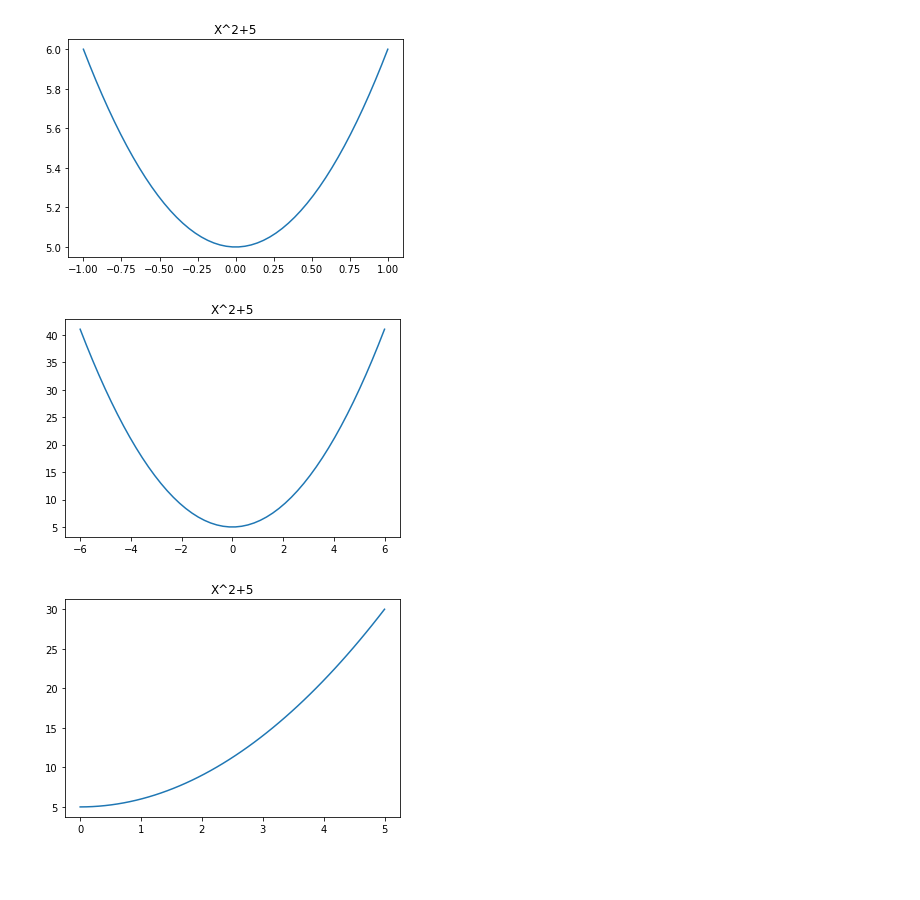
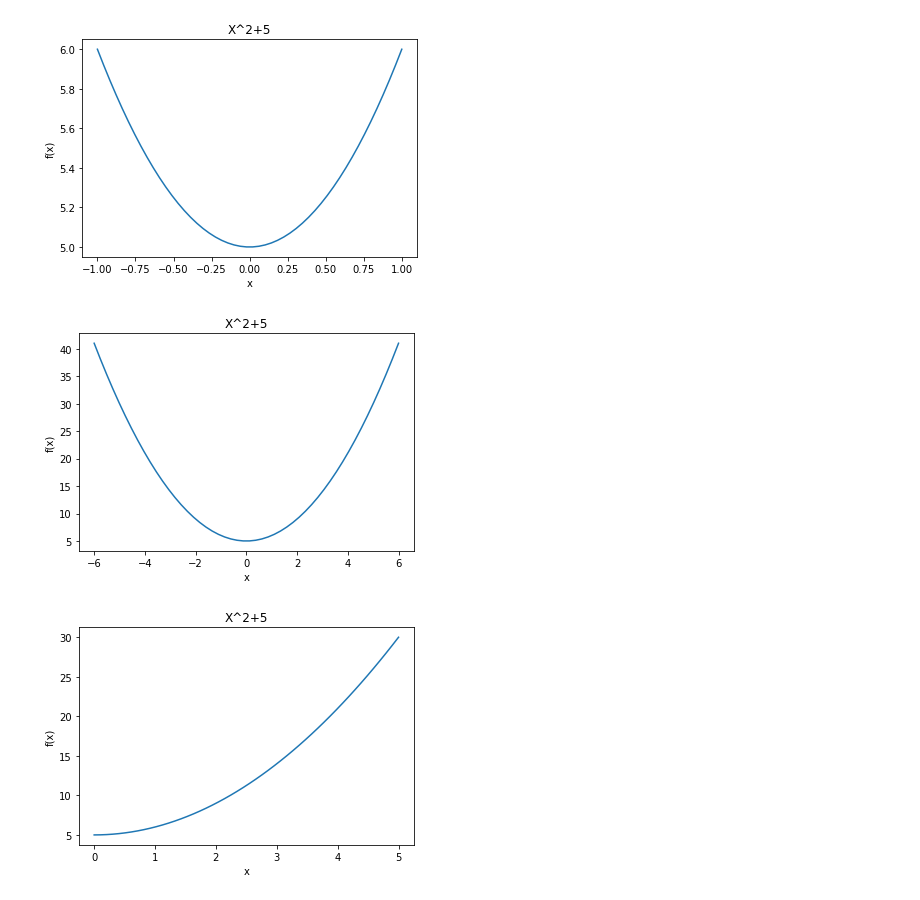
Before and after one commit to Gabrys2405/AiBD_2022_Gabriel_Maj, a Jupyter notebook: Lab1.ipynb, the cells around one changed output. Cells and saved outputs as stored; diff of their text form; code cells hidden in the pictures; blank space fills up the shorter version.

```diff
--- a/Lab1.ipynb
+++ b/Lab1.ipynb
@@ -21,21 +28,30 @@ plt.show()
 # %%
 def fun1(x):
     return np.power(x,2) + 5
 x1 = np.linspace(-1,1)
 plt.plot(x1,fun1(x1))
 plt.title('X^2+5')
+
+plt.title('X^2+5')
+plt.ylabel('f(x)')
+plt.xlabel('x')
 plt.show()
-plt.title('X^2+5')
 
 x2 = np.linspace(-6,6)
 plt.plot(x2,fun1(x2))
+plt.title('X^2+5')
+plt.ylabel('f(x)')
+plt.xlabel('x')
 plt.show()
 
 x3 = np.linspace(0,5)
 plt.title('X^2+5')
 plt.plot(x3,fun1(x3))
+plt.title('X^2+5')
+plt.ylabel('f(x)')
+plt.xlabel('x')
 plt.show()
 # %% [output]
-[figure, old version]
+[figure, new version]
-[figure, old version]
+[figure, new version]
-[figure, old version]
+[figure, new version]
```
Also changed, not shown: parts of 6 cells of this notebook.
